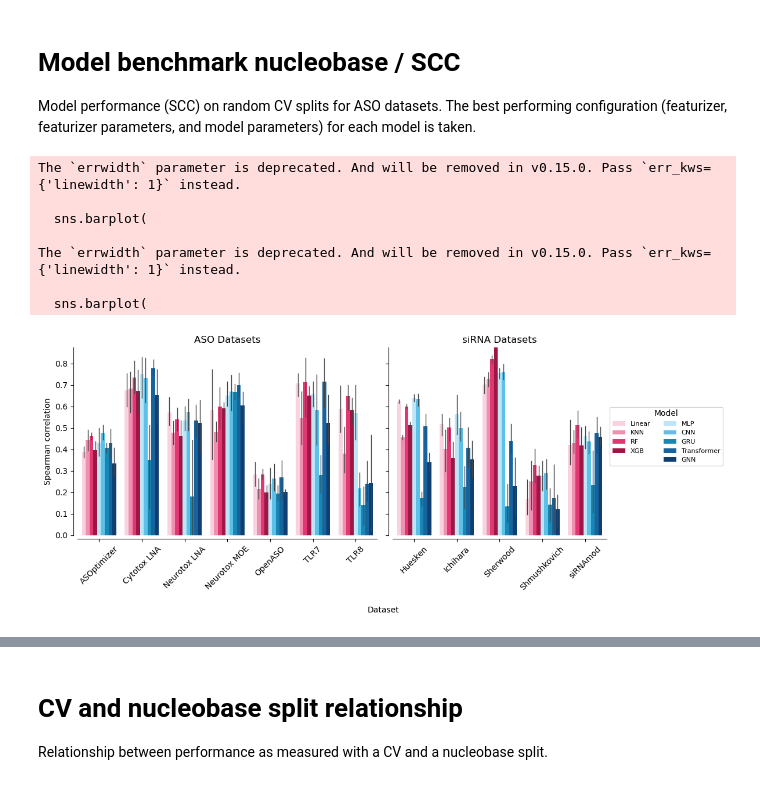
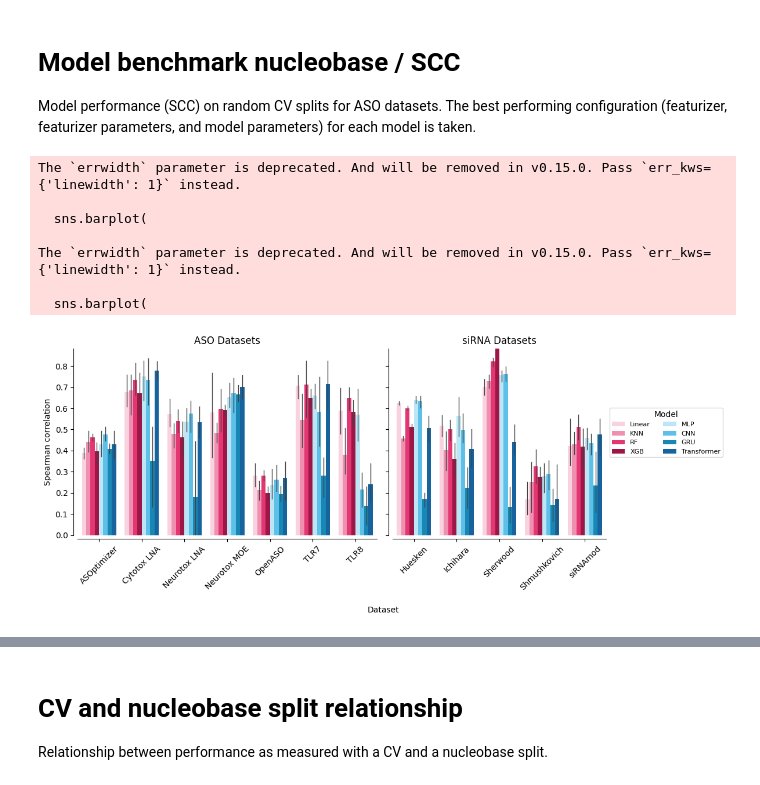
Before and after one commit to Roche/OligoGym, a Jupyter notebook: benchmarks/Analysis.ipynb, the cells around one changed output, grey strips where cells are left out. Cells and saved outputs as stored; diff of their text form; code cells hidden in the pictures.

```diff
--- a/benchmarks/Analysis.ipynb
+++ b/benchmarks/Analysis.ipynb
@@ -103,7 +103,7 @@ model_palette = {
     'CNN': '#45caff',
     'GRU': '#0092cc',
     'Transformer': '#0066b3',
-    'GNN': '#003d80'
+    #'GNN': '#003d80'
 }
 # %%
 data['dataset_unformatted'] = data['dataset']
@@ -666,37 +667,37 @@ ax[0].set_xticklabels(ax[0].get_xticklabels(), rotation=45)
 sns.barplot(
     x='dataset',
     y='test_spearman_correlation',
     hue='model',
     data=data_plot[data_plot['dataset'].isin(SIRNA_DATA)],
     palette=model_palette,
     hue_order=model_palette.keys(),
     ax=ax[1],
     errwidth=1
 )
 ax[1].set_ylim(bottom=0)
 ax[1].set_xlabel("")
 ax[1].set_title("siRNA Datasets")
 ax[1].set_ylabel('Spearman correlation')
 handles, labels = ax[1].get_legend_handles_labels()
-dummy_handle = mpatches.Patch(color='none', label='')
-handles.insert(4, dummy_handle)  # Insert after 4th entry
-labels.insert(4, '')
+# dummy_handle = mpatches.Patch(color='none', label='')
+# handles.insert(4, dummy_handle)  # Insert after 4th entry
+# labels.insert(4, '')
 
 ax[1].legend(handles, labels, title="Model", fontsize=8, ncol=2)
 sns.move_legend(ax[1], "upper left", bbox_to_anchor=(1, 0.7), title="Model", ncols=2, fontsize=8)
 ax[1].set_xticklabels(ax[1].get_xticklabels(), rotation=45)
 fig.supxlabel("Dataset", fontsize=10)
 fig.tight_layout()
 fig.savefig("figures/benchmarking_nucleobase_scc.pdf", dpi=300)
 # %% [output]
 The `errwidth` parameter is deprecated. And will be removed in v0.15.0. Pass `err_kws={'linewidth': 1}` instead.
 
   sns.barplot(
 
 The `errwidth` parameter is deprecated. And will be removed in v0.15.0. Pass `err_kws={'linewidth': 1}` instead.
 
   sns.barplot(
-[figure, old version]
+[figure, new version]
 # %%
 data_plot = data.loc[data['cross_validation'] == 'nucleobase']
 data_plot = data_plot.drop(columns=['cross_validation', 'train_fold', 'test_fold'])
```
Also changed, not shown: parts of 30 cells of this notebook.
